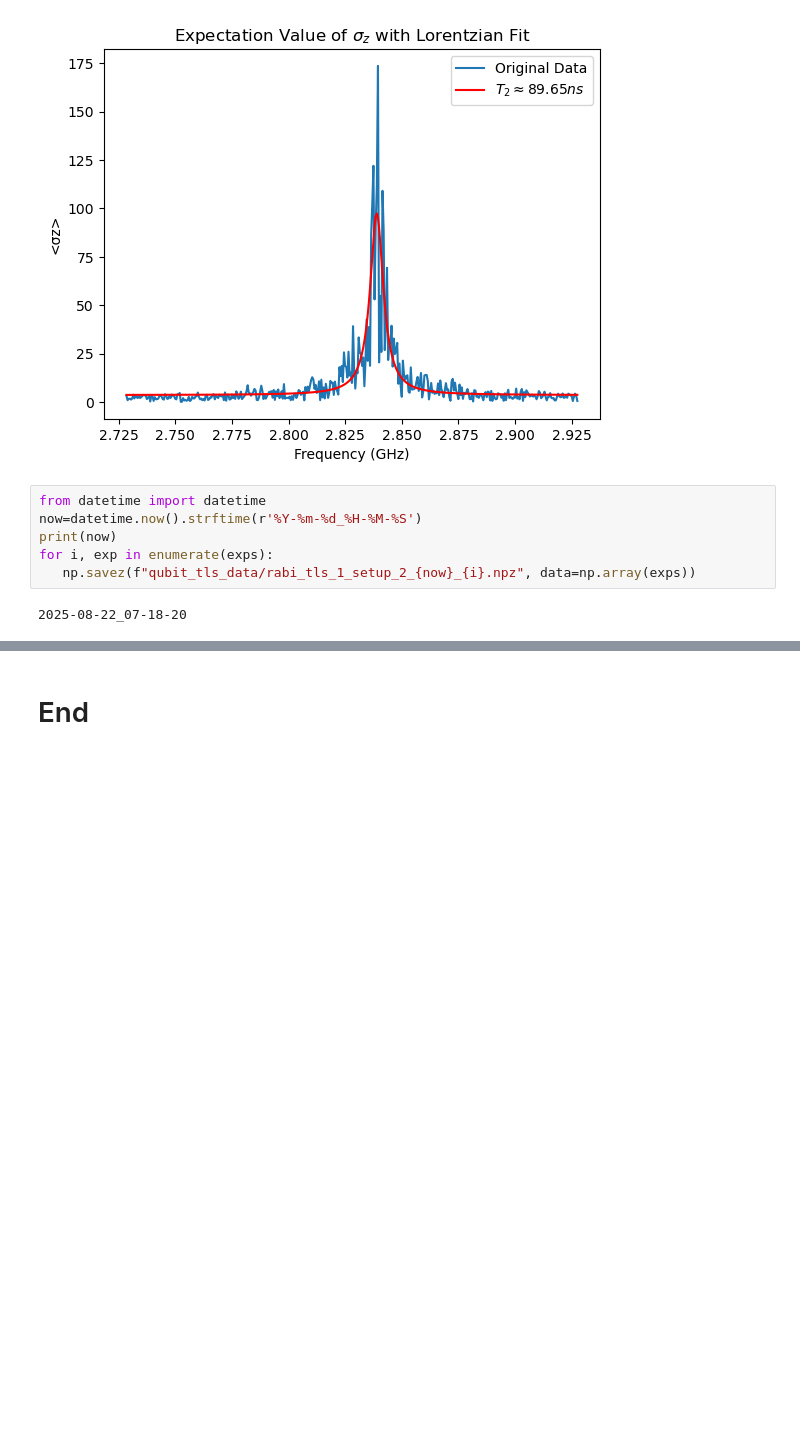
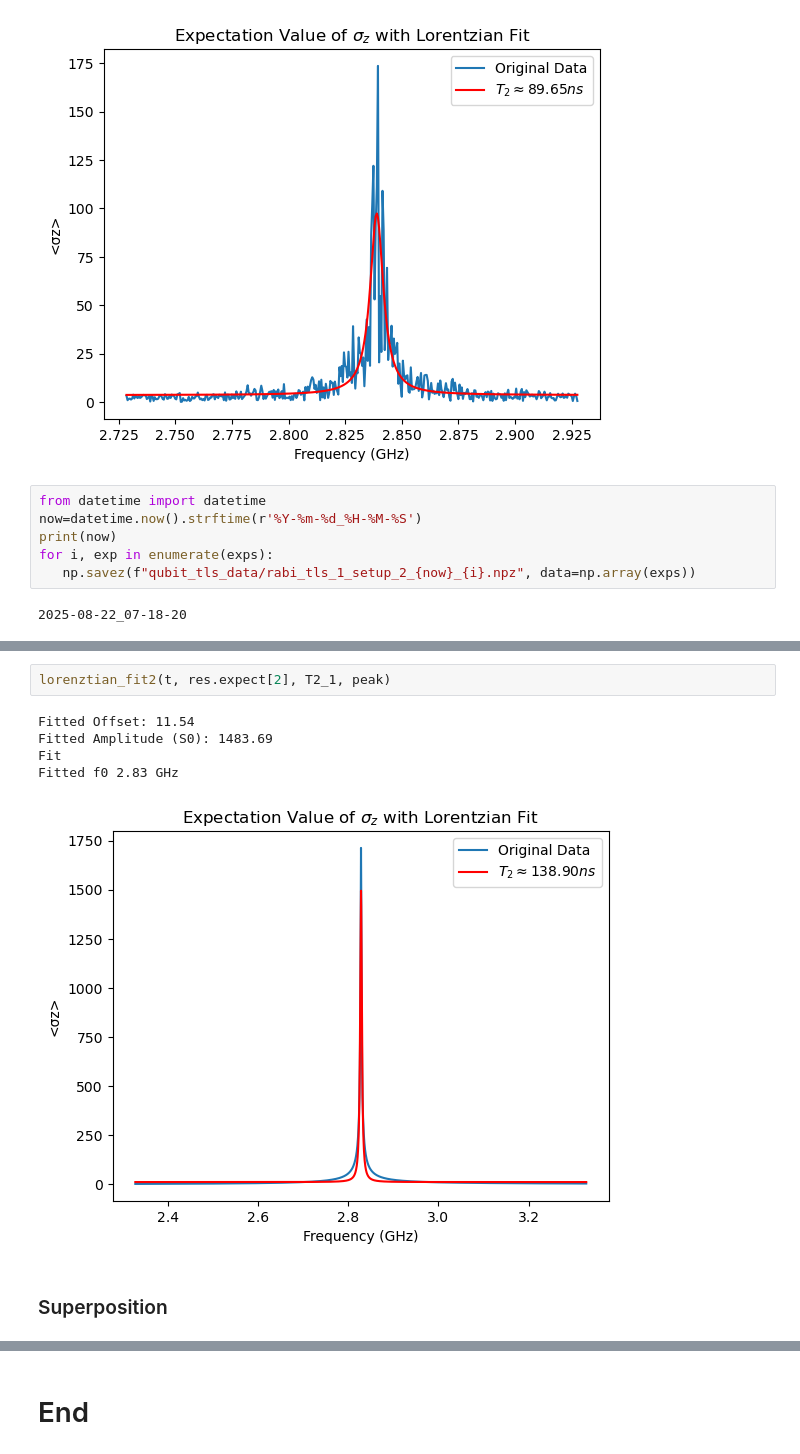
Before and after one commit to Danielgb23/superconducting_qubit_3, a Jupyter notebook: qubit_tls_white_noise.ipynb, the cells around one changed output, grey strips where cells are left out. Drawn from its saved outputs; the diff is of its cells as text; blank space fills up the shorter version.

```diff
--- a/qubit_tls_white_noise.ipynb
+++ b/qubit_tls_white_noise.ipynb
@@ -909,0 +949,10 @@ for i, exp in enumerate(exps):
+# %%
+lorenztian_fit2(t, res.expect[2], T2_1, peak)
+# %% [output]
+Fitted Offset: 11.54
+Fitted Amplitude (S0): 1483.69
+Fit
+Fitted f0 2.83 GHz
+[figure, added]
+# %% [markdown]
+### Superposition
```
Also changed, not shown: parts of 15 cells of this notebook.
